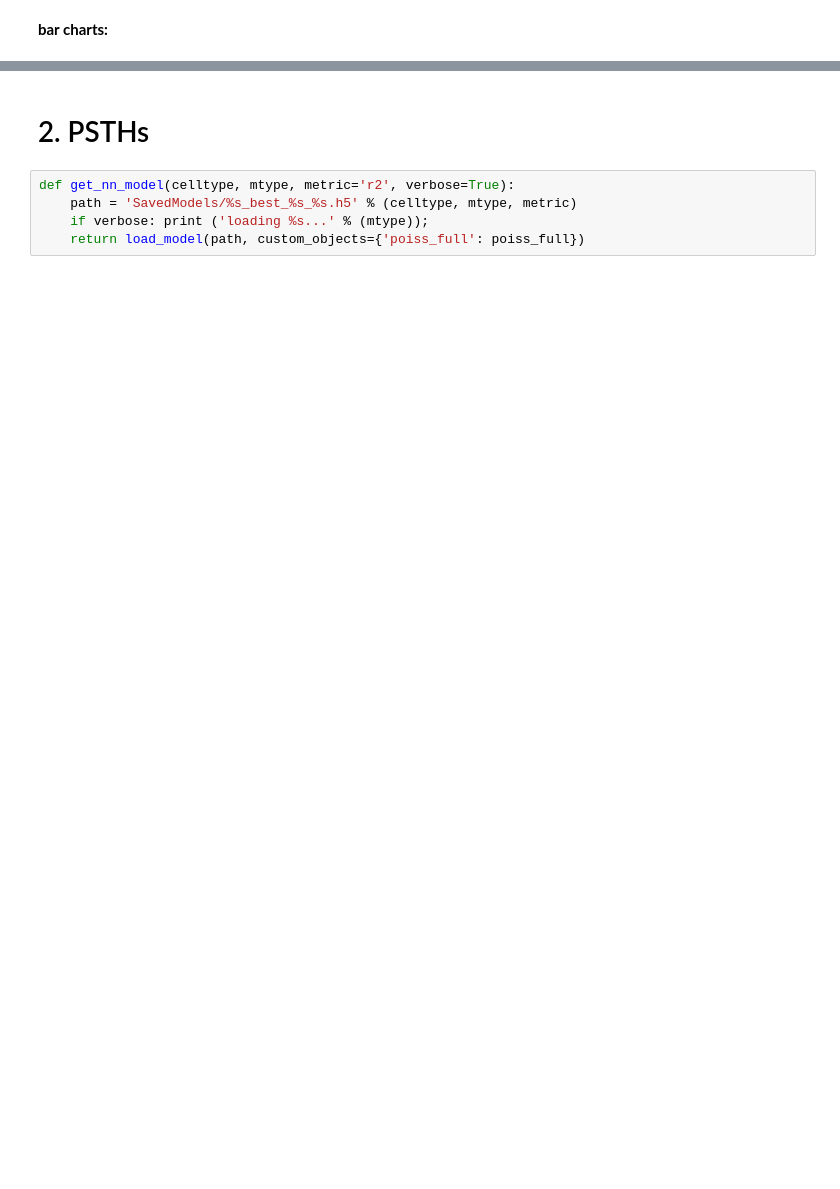
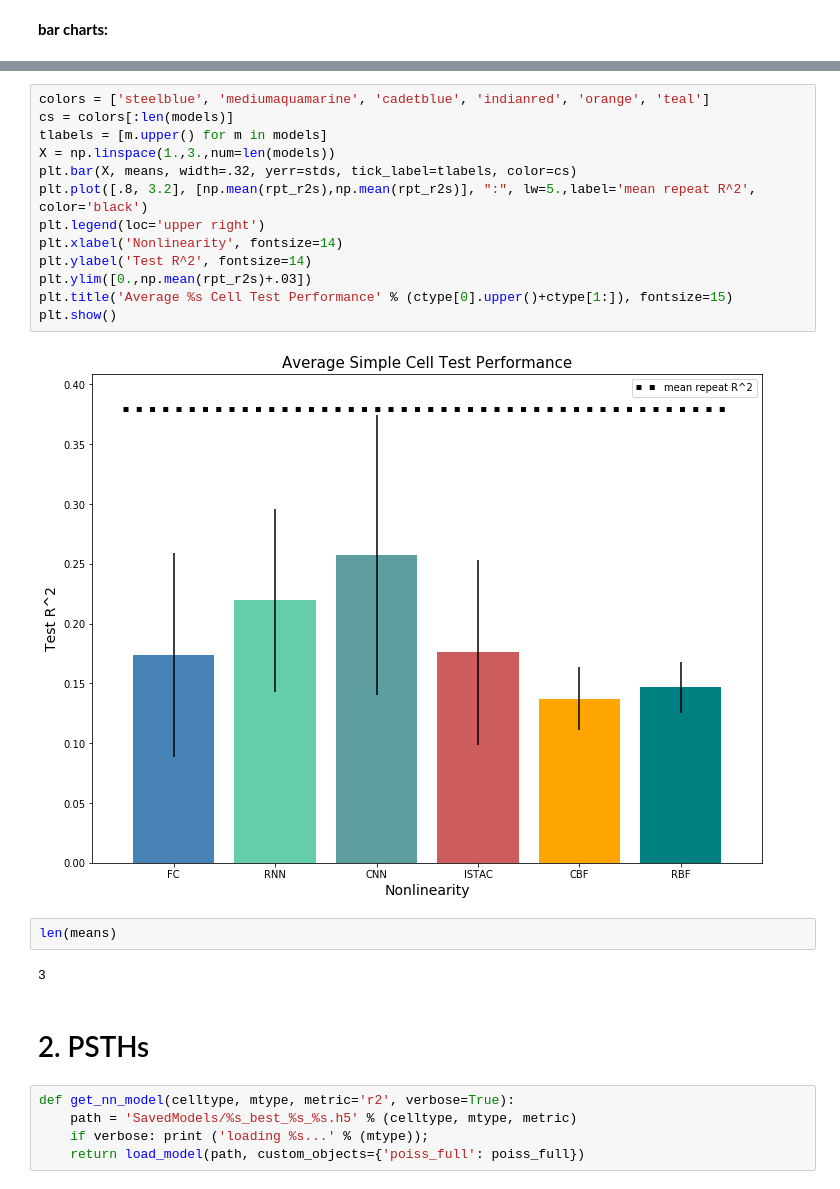
Before and after one commit to tedmoskovitz/DeepEncoding, a Jupyter notebook: Visualization.ipynb, the cells around one changed output, grey strips where cells are left out. Saved outputs shown, nothing was run; the diff lists cells and outputs as text; blank space fills up the shorter version.

```diff
--- a/Visualization.ipynb
+++ b/Visualization.ipynb
@@ -86,3 +134,22 @@ plt.show()
+# %%
+colors = ['steelblue', 'mediumaquamarine', 'cadetblue', 'indianred', 'orange', 'teal']
+cs = colors[:len(models)]
+tlabels = [m.upper() for m in models]
+X = np.linspace(1.,3.,num=len(models))
+plt.bar(X, means, width=.32, yerr=stds, tick_label=tlabels, color=cs)
+plt.plot([.8, 3.2], [np.mean(rpt_r2s),np.mean(rpt_r2s)], ":", lw=5.,label='mean repeat R^2', color='black')
+plt.legend(loc='upper right')
+plt.xlabel('Nonlinearity', fontsize=14)
+plt.ylabel('Test R^2', fontsize=14)
+plt.ylim([0.,np.mean(rpt_r2s)+.03])
+plt.title('Average %s Cell Test Performance' % (ctype[0].upper()+ctype[1:]), fontsize=15)
+plt.show()
+# %% [output]
+[figure, added]
+# %%
+len(means)
+# %% [output]
+3
 # %% [markdown]
 # 2. PSTHs
 # %%
```
Also changed, not shown: parts of 17 cells of this notebook.
